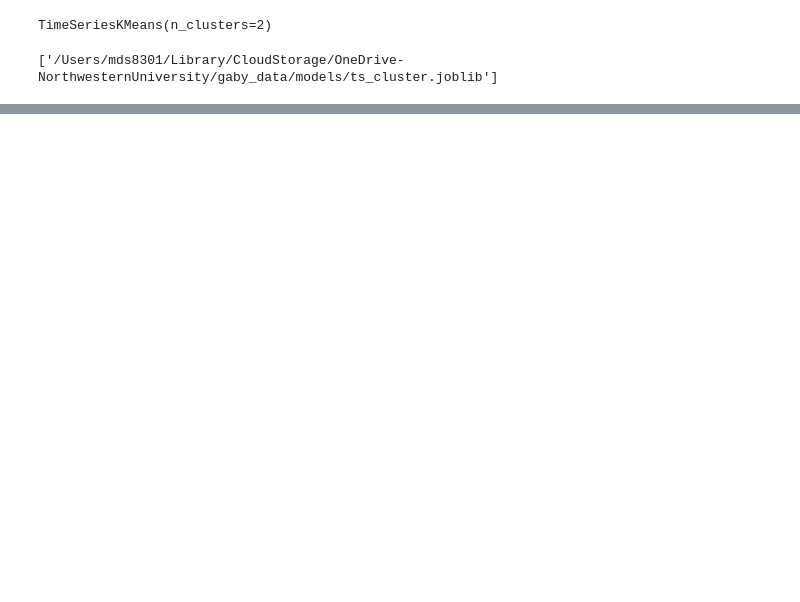
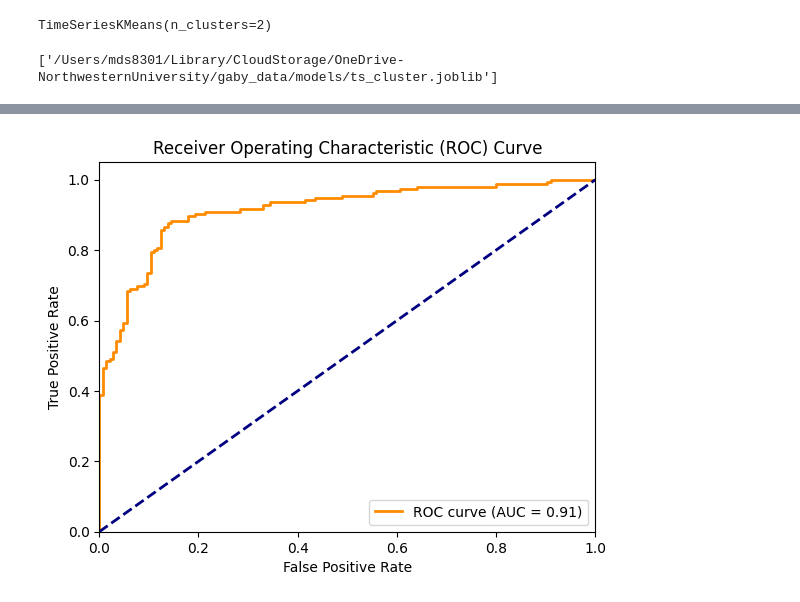
Before and after one commit to Mschaid/transphorm, a Jupyter notebook: notebooks/prototyping/active_avoidence.ipynb, the cells around one changed output, grey strips where cells are left out. Saved outputs shown, nothing was run; the diff lists cells and outputs as text; code cells hidden in the pictures; blank space fills up the shorter version.

```diff
--- a/notebooks/prototyping/active_avoidence.ipynb
+++ b/notebooks/prototyping/active_avoidence.ipynb
@@ -38,0 +85,38 @@ TimeSeriesKMeans(n_clusters=2)
+# %%
+import numpy as np
+from sklearn.datasets import make_classification
+from sklearn.model_selection import train_test_split
+from sklearn.linear_model import LogisticRegression
+from sklearn.metrics import roc_curve, auc
+import matplotlib.pyplot as plt
+
+# Generate a toy dataset
+X, y = make_classification(n_samples=1000, n_classes=2, n_features=20, random_state=42)
+
+# Split the data
+X_train, X_test, y_train, y_test = train_test_split(X, y, test_size=0.3, random_state=42)
+
+# Train a logistic regression model
+model = LogisticRegression()
+model.fit(X_train, y_train)
+
+# Predict probabilities
+y_pred_proba = model.predict_proba(X_test)[:, 1]
+
+# Calculate ROC curve and AUC
+fpr, tpr, _ = roc_curve(y_test, y_pred_proba)
+roc_auc = auc(fpr, tpr)
+
+# Plot ROC curve
+plt.figure()
+plt.plot(fpr, tpr, color='darkorange', lw=2, label=f'ROC curve (AUC = {roc_auc:.2f})')
+plt.plot([0, 1], [0, 1], color='navy', lw=2, linestyle='--')
+plt.xlim([0.0, 1.0])
+plt.ylim([0.0, 1.05])
+plt.xlabel('False Positive Rate')
+plt.ylabel('True Positive Rate')
+plt.title('Receiver Operating Characteristic (ROC) Curve')
+plt.legend(loc="lower right")
+plt.show()
+# %% [output]
+[figure, added]
```
Also changed, not shown: parts of 11 cells of this notebook, 3 other files.
